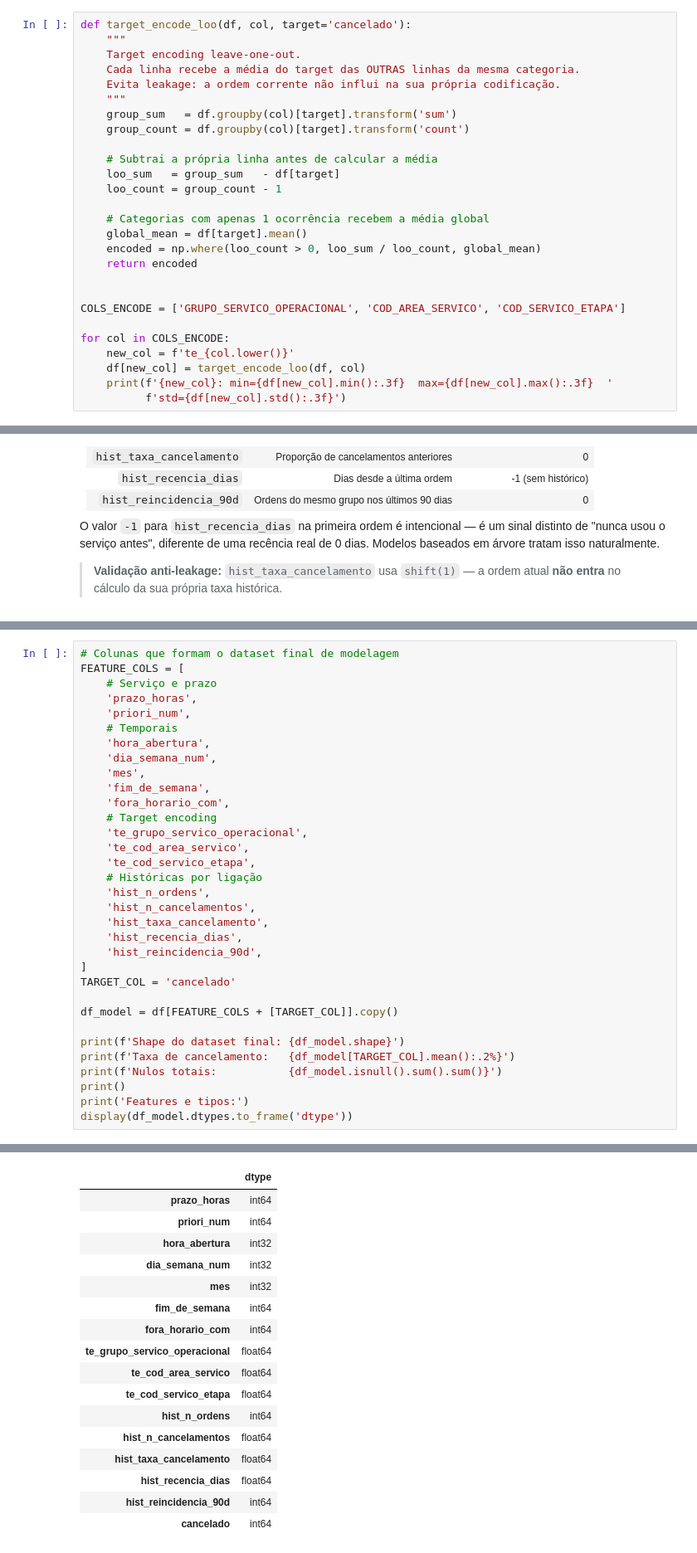
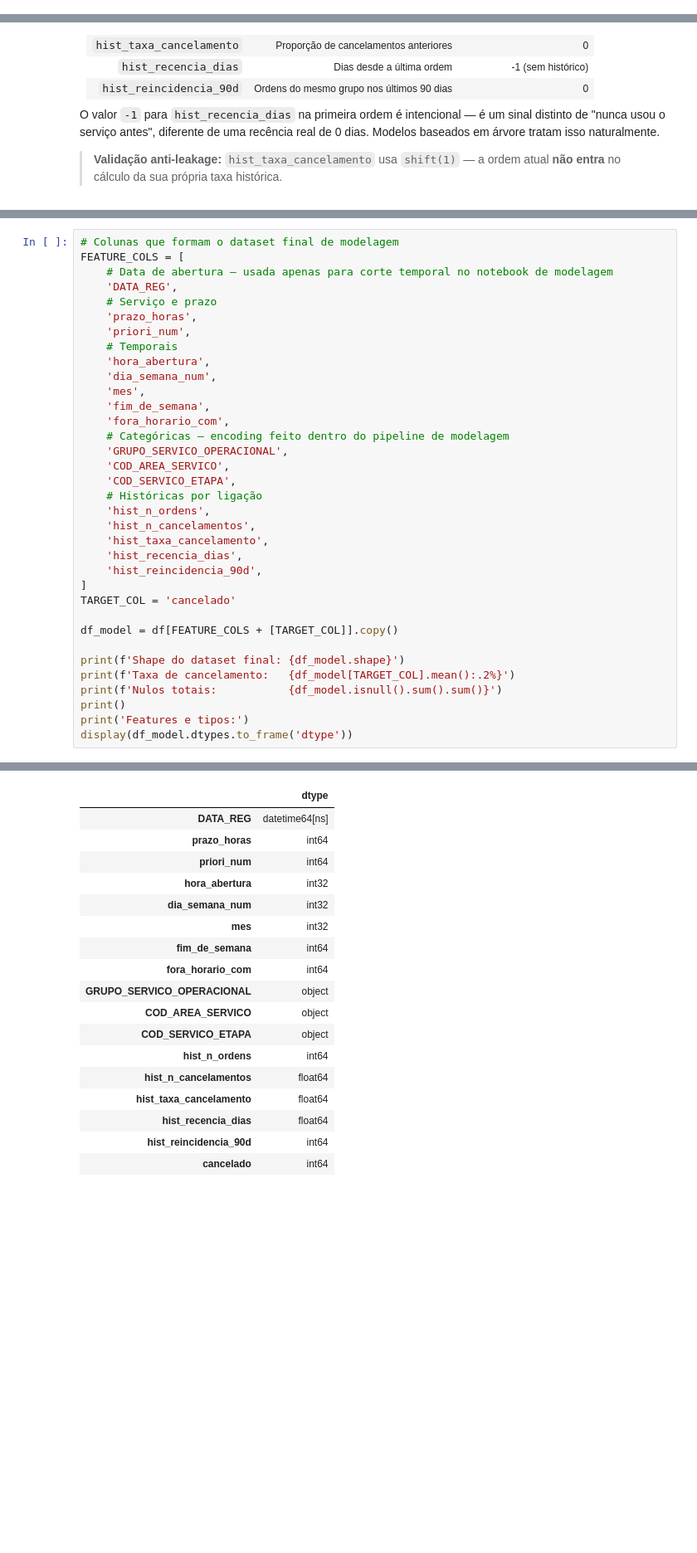
Before and after one commit to eeyamazaki/operational-service-churn-mlp, a Jupyter notebook: notebooks/02_feature_engineering.ipynb, the cells around one changed output, grey strips where cells are left out. Shown at 83% size. Drawn from its saved outputs; the diff is of its cells as text; blank space fills up the shorter version.

```diff
--- a/notebooks/02_feature_engineering.ipynb
+++ b/notebooks/02_feature_engineering.ipynb
@@ -190,27 +183,0 @@ Nesta etapa, as variáveis categóricas de alta cardinalidade são codificadas c
-# %%
-def target_encode_loo(df, col, target='cancelado'):
-    """
-    Target encoding leave-one-out.
-    Cada linha recebe a média do target das OUTRAS linhas da mesma categoria.
-    Evita leakage: a ordem corrente não influi na sua própria codificação.
-    """
-    group_sum   = df.groupby(col)[target].transform('sum')
-    group_count = df.groupby(col)[target].transform('count')
-
-    # Subtrai a própria linha antes de calcular a média
-    loo_sum   = group_sum   - df[target]
-    loo_count = group_count - 1
-
-    # Categorias com apenas 1 ocorrência recebem a média global
-    global_mean = df[target].mean()
-    encoded = np.where(loo_count > 0, loo_sum / loo_count, global_mean)
-    return encoded
-
-
-COLS_ENCODE = ['GRUPO_SERVICO_OPERACIONAL', 'COD_AREA_SERVICO', 'COD_SERVICO_ETAPA']
-
-for col in COLS_ENCODE:
-    new_col = f'te_{col.lower()}'
-    df[new_col] = target_encode_loo(df, col)
-    print(f'{new_col}: min={df[new_col].min():.3f}  max={df[new_col].max():.3f}  '
-          f'std={df[new_col].std():.3f}')
@@ -327,6 +278,8 @@ Nesta etapa, o dataset de features é consolidado, validado contra leakage e sal
 # %%
 # Colunas que formam o dataset final de modelagem
 FEATURE_COLS = [
+    # Data de abertura — usada apenas para corte temporal no notebook de modelagem
+    'DATA_REG',
     # Serviço e prazo
     'prazo_horas',
     'priori_num',
@@ -336,10 +289,10 @@ FEATURE_COLS = [
     'mes',
     'fim_de_semana',
     'fora_horario_com',
-    # Target encoding
-    'te_grupo_servico_operacional',
-    'te_cod_area_servico',
-    'te_cod_servico_etapa',
+    # Categóricas — encoding feito dentro do pipeline de modelagem
+    'GRUPO_SERVICO_OPERACIONAL',
+    'COD_AREA_SERVICO',
+    'COD_SERVICO_ETAPA',
     # Históricas por ligação
     'hist_n_ordens',
     'hist_n_cancelamentos',
@@ -362,8 +315,9 @@ Shape do dataset final: (54613, 16)
 Taxa de cancelamento:   30.25%
 Nulos totais:           0
 
 Features e tipos:
 |  | dtype |
+| DATA_REG | datetime64[ns] |
 | prazo_horas | int64 |
 | priori_num | int64 |
 | hora_abertura | int32 |
@@ -371,9 +325,9 @@ Features e tipos:
 | mes | int32 |
 | fim_de_semana | int64 |
 | fora_horario_com | int64 |
-| te_grupo_servico_operacional | float64 |
-| te_cod_area_servico | float64 |
-| te_cod_servico_etapa | float64 |
+| GRUPO_SERVICO_OPERACIONAL | object |
+| COD_AREA_SERVICO | object |
+| COD_SERVICO_ETAPA | object |
 | hist_n_ordens | int64 |
 | hist_n_cancelamentos | float64 |
 | hist_taxa_cancelamento | float64 |
```
Also changed, not shown: parts of 10 cells of this notebook, 2 other files.
